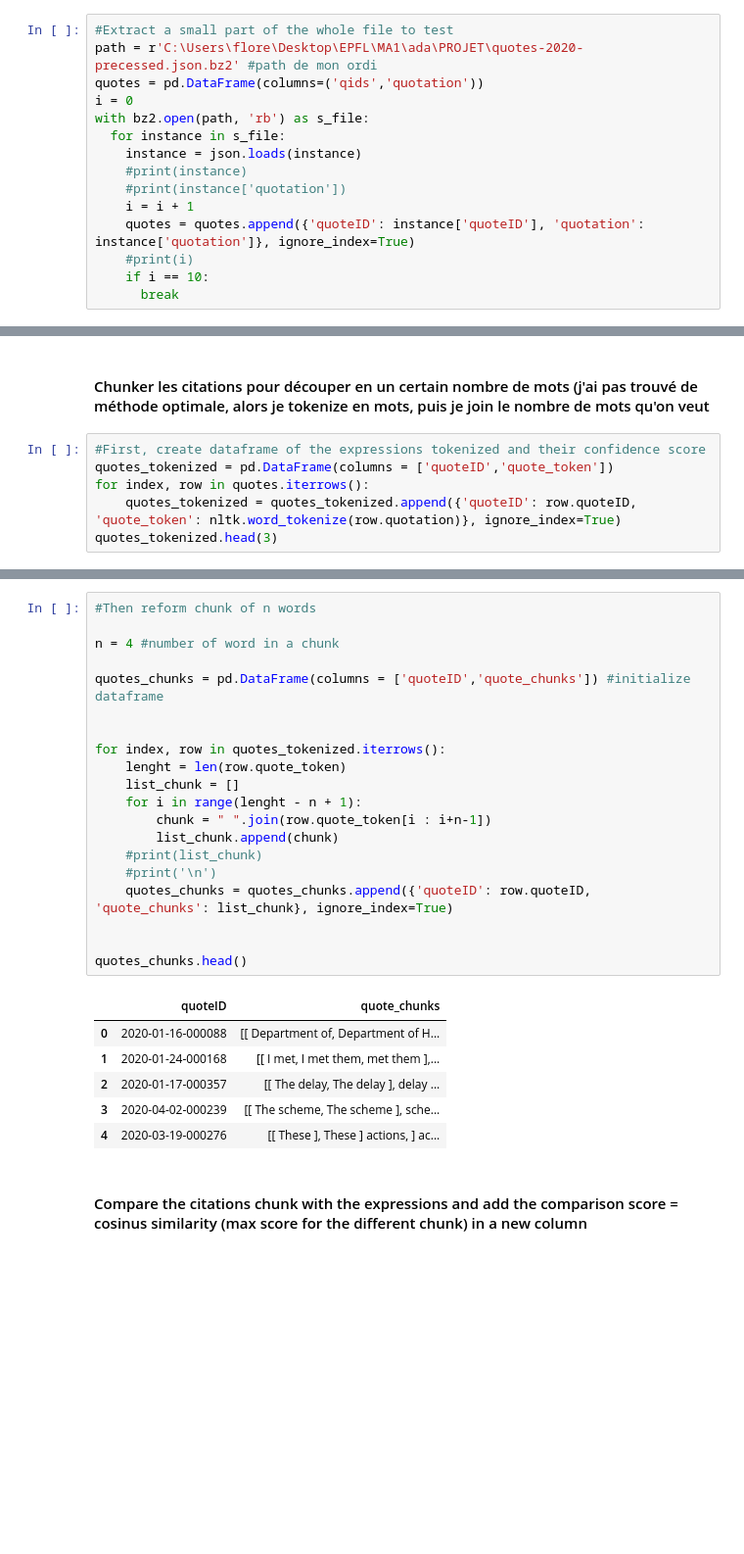
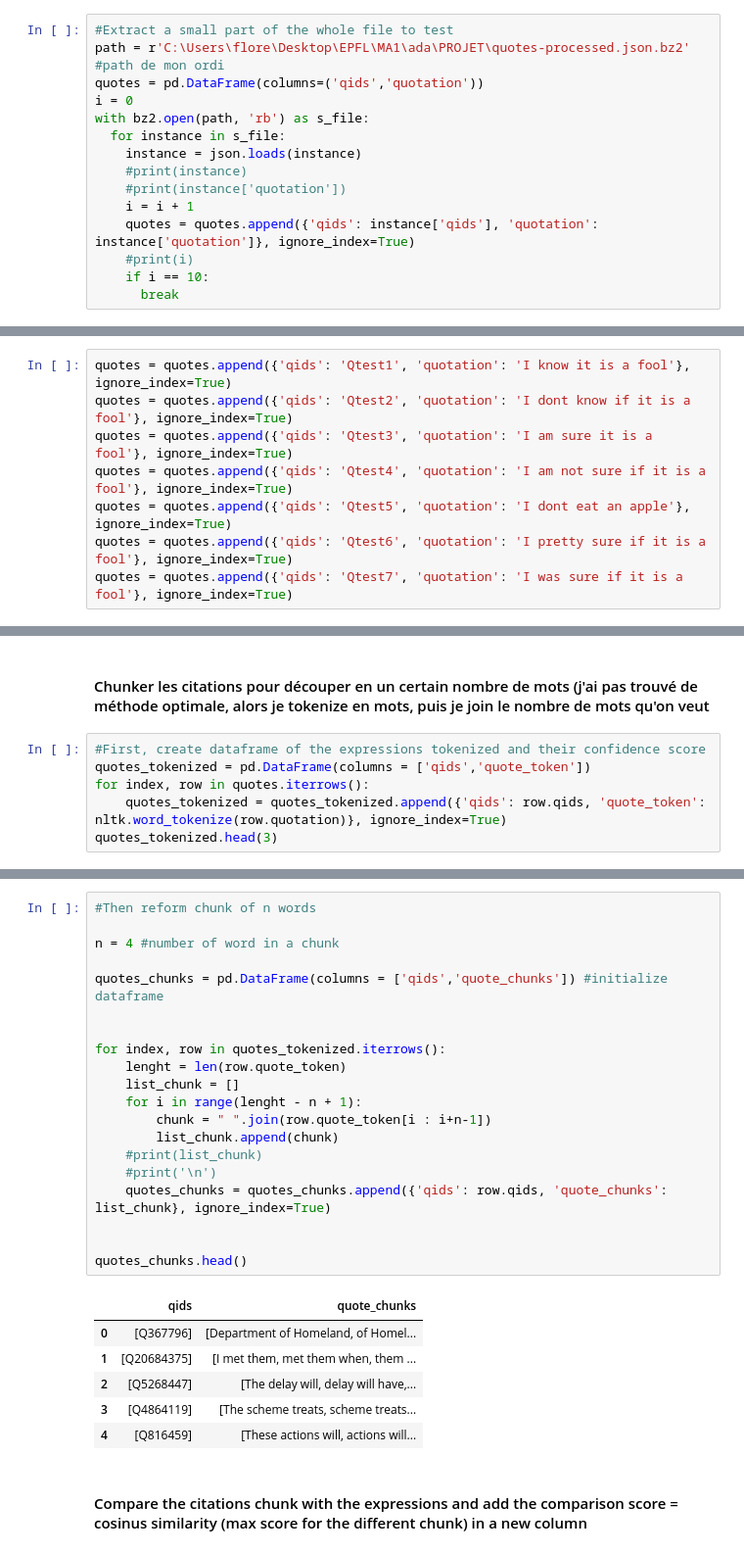
Before and after one commit to epfl-ada/ada-2021-project-teambis, a Jupyter notebook: Project_2_FLORETTE_la_ou_jai_ecris.ipynb, the cells around one changed output, grey strips where cells are left out. Shown at 98% size. Drawn from its saved outputs; the diff is of its cells as text; blank space fills up the shorter version.

```diff
--- a/Project_2_FLORETTE_la_ou_jai_ecris.ipynb
+++ b/Project_2_FLORETTE_la_ou_jai_ecris.ipynb
@@ -69,7 +77,7 @@ Je decoupe les citations. Pour chaque expression: je compare chaque morceau de l
 #### Extract a small part of the whole quotes file to test (j'ai pas le vrai fichier pre procéssé, c'est pour ça qu'il y a des [ ] dans les citations, mais ça marchera pareil avec le bon fichier
 # %%
 #Extract a small part of the whole file to test
-path = r'C:\Users\flore\Desktop\EPFL\MA1\ada\PROJET\quotes-2020-precessed.json.bz2' #path de mon ordi
+path = r'C:\Users\flore\Desktop\EPFL\MA1\ada\PROJET\quotes-processed.json.bz2' #path de mon ordi
 quotes = pd.DataFrame(columns=('qids','quotation'))
 i = 0
 with bz2.open(path, 'rb') as s_file:
@@ -78,7 +86,7 @@ with bz2.open(path, 'rb') as s_file:
     #print(instance)
     #print(instance['quotation'])
     i = i + 1
-    quotes = quotes.append({'quoteID': instance['quoteID'], 'quotation': instance['quotation']}, ignore_index=True)
+    quotes = quotes.append({'qids': instance['qids'], 'quotation': instance['quotation']}, ignore_index=True)
     #print(i)
     if i == 10:
       break
@@ -85,3 +95,11 @@ with bz2.open(path, 'rb') as s_file:
+# %%
+quotes = quotes.append({'qids': 'Qtest1', 'quotation': 'I know it is a fool'}, ignore_index=True)
+quotes = quotes.append({'qids': 'Qtest2', 'quotation': 'I dont know if it is a fool'}, ignore_index=True)
+quotes = quotes.append({'qids': 'Qtest3', 'quotation': 'I am sure it is a fool'}, ignore_index=True)
+quotes = quotes.append({'qids': 'Qtest4', 'quotation': 'I am not sure if it is a fool'}, ignore_index=True)
+quotes = quotes.append({'qids': 'Qtest5', 'quotation': 'I dont eat an apple'}, ignore_index=True)
+quotes = quotes.append({'qids': 'Qtest6', 'quotation': 'I pretty sure if it is a fool'}, ignore_index=True)
+quotes = quotes.append({'qids': 'Qtest7', 'quotation': 'I was sure if it is a fool'}, ignore_index=True)
 # %% [markdown]
 #### create a dataframe de test with the expression we want to compare, and their score (remplacer aprés avec le vrai)
 # %%
@@ -99,8 +117,8 @@ expressions.head(3)
 #### Chunker les citations pour découper en un certain nombre de mots (j'ai pas trouvé de méthode optimale, alors je tokenize en mots, puis je join le nombre de mots qu'on veut
 # %%
 #First, create dataframe of the expressions tokenized and their confidence score
-quotes_tokenized = pd.DataFrame(columns = ['quoteID','quote_token'])
+quotes_tokenized = pd.DataFrame(columns = ['qids','quote_token'])
 for index, row in quotes.iterrows():
-    quotes_tokenized = quotes_tokenized.append({'quoteID': row.quoteID, 'quote_token': nltk.word_tokenize(row.quotation)}, ignore_index=True)
+    quotes_tokenized = quotes_tokenized.append({'qids': row.qids, 'quote_token': nltk.word_tokenize(row.quotation)}, ignore_index=True)
 quotes_tokenized.head(3)
 # %% [output]
@@ -111,30 +129,30 @@ quotes_tokenized.head(3)
 # %%
 #Then reform chunk of n words
 
 n = 4 #number of word in a chunk
 
-quotes_chunks = pd.DataFrame(columns = ['quoteID','quote_chunks']) #initialize dataframe
+quotes_chunks = pd.DataFrame(columns = ['qids','quote_chunks']) #initialize dataframe
 
 
 for index, row in quotes_tokenized.iterrows():
     lenght = len(row.quote_token)
     list_chunk = []
     for i in range(lenght - n + 1):
         chunk = " ".join(row.quote_token[i : i+n-1])
         list_chunk.append(chunk)
     #print(list_chunk)
     #print('\n')
-    quotes_chunks = quotes_chunks.append({'quoteID': row.quoteID, 'quote_chunks': list_chunk}, ignore_index=True)
+    quotes_chunks = quotes_chunks.append({'qids': row.qids, 'quote_chunks': list_chunk}, ignore_index=True)
 
 
 quotes_chunks.head()
 # %% [output]
-|  | quoteID | quote_chunks |
-| 0 | 2020-01-16-000088 | [[ Department of, Department of H... |
-| 1 | 2020-01-24-000168 | [[ I met, I met them, met them ],... |
-| 2 | 2020-01-17-000357 | [[ The delay, The delay ], delay ... |
-| 3 | 2020-04-02-000239 | [[ The scheme, The scheme ], sche... |
-| 4 | 2020-03-19-000276 | [[ These ], These ] actions, ] ac... |
+|  | qids | quote_chunks |
+| 0 | [Q367796] | [Department of Homeland, of Homel... |
+| 1 | [Q20684375] | [I met them, met them when, them ... |
+| 2 | [Q5268447] | [The delay will, delay will have,... |
+| 3 | [Q4864119] | [The scheme treats, scheme treats... |
+| 4 | [Q816459] | [These actions will, actions will... |
 # %% [markdown]
 #### Compare the citations chunk with the expressions and add the comparison score = cosinus similarity (max score for the different chunk) in a new column
 # %%
```
Also changed, not shown: parts of 11 cells of this notebook.
